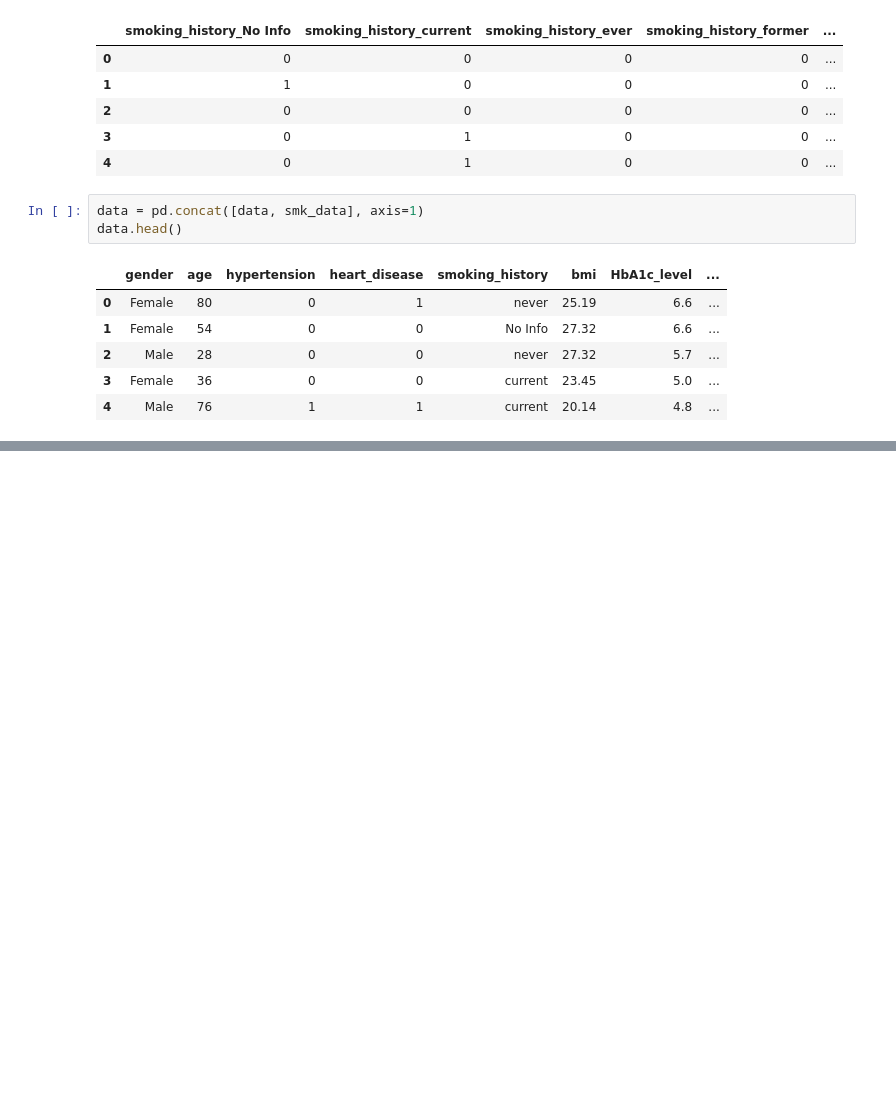
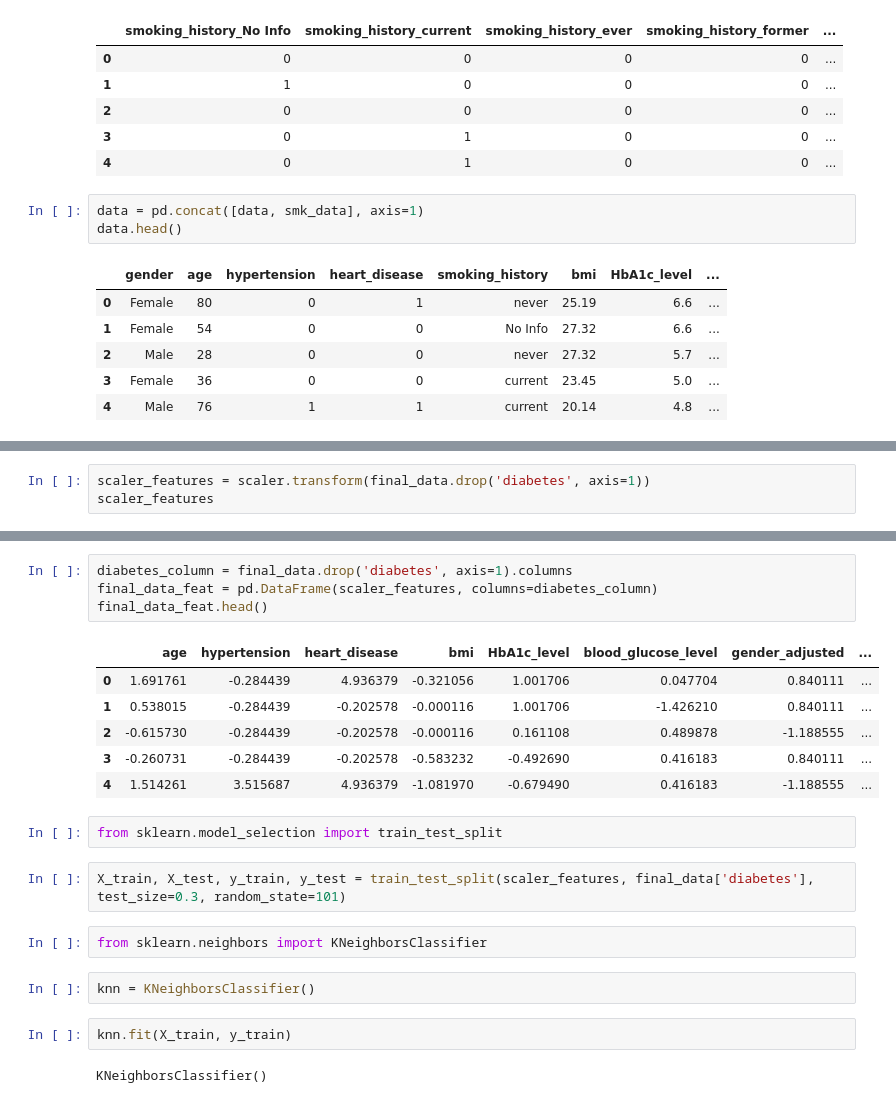
Before and after one commit to Mannelz/Diabetes-Predictions, a Jupyter notebook: knn.ipynb, the cells around one changed output, grey strips where cells are left out. Drawn from its saved outputs; the diff is of its cells as text; blank space fills up the shorter version.

Commit message:
create knn model

```diff
--- a/knn.ipynb
+++ b/knn.ipynb
@@ -170,0 +184,3 @@ sns.heatmap(data.drop(['gender', 'smoking_history'], axis=1).corr(), annot=True,
+# %%
+scaler_features = scaler.transform(final_data.drop('diabetes', axis=1))
+scaler_features
@@ -170,0 +201,23 @@ sns.heatmap(data.drop(['gender', 'smoking_history'], axis=1).corr(), annot=True,
+# %%
+diabetes_column = final_data.drop('diabetes', axis=1).columns
+final_data_feat = pd.DataFrame(scaler_features, columns=diabetes_column)
+final_data_feat.head()
+# %% [output]
+|  | age | hypertension | heart_disease | bmi | HbA1c_level | blood_glucose_level | gender_adjusted | ... |
+| 0 | 1.691761 | -0.284439 | 4.936379 | -0.321056 | 1.001706 | 0.047704 | 0.840111 | ... |
+| 1 | 0.538015 | -0.284439 | -0.202578 | -0.000116 | 1.001706 | -1.426210 | 0.840111 | ... |
+| 2 | -0.615730 | -0.284439 | -0.202578 | -0.000116 | 0.161108 | 0.489878 | -1.188555 | ... |
+| 3 | -0.260731 | -0.284439 | -0.202578 | -0.583232 | -0.492690 | 0.416183 | 0.840111 | ... |
+| 4 | 1.514261 | 3.515687 | 4.936379 | -1.081970 | -0.679490 | 0.416183 | -1.188555 | ... |
+# %%
+from sklearn.model_selection import train_test_split
+# %%
+X_train, X_test, y_train, y_test = train_test_split(scaler_features, final_data['diabetes'], test_size=0.3, random_state=101)
+# %%
+from sklearn.neighbors import KNeighborsClassifier
+# %%
+knn = KNeighborsClassifier()
+# %%
+knn.fit(X_train, y_train)
+# %% [output]
+KNeighborsClassifier()
```
Also changed, not shown: parts of 12 cells of this notebook.
